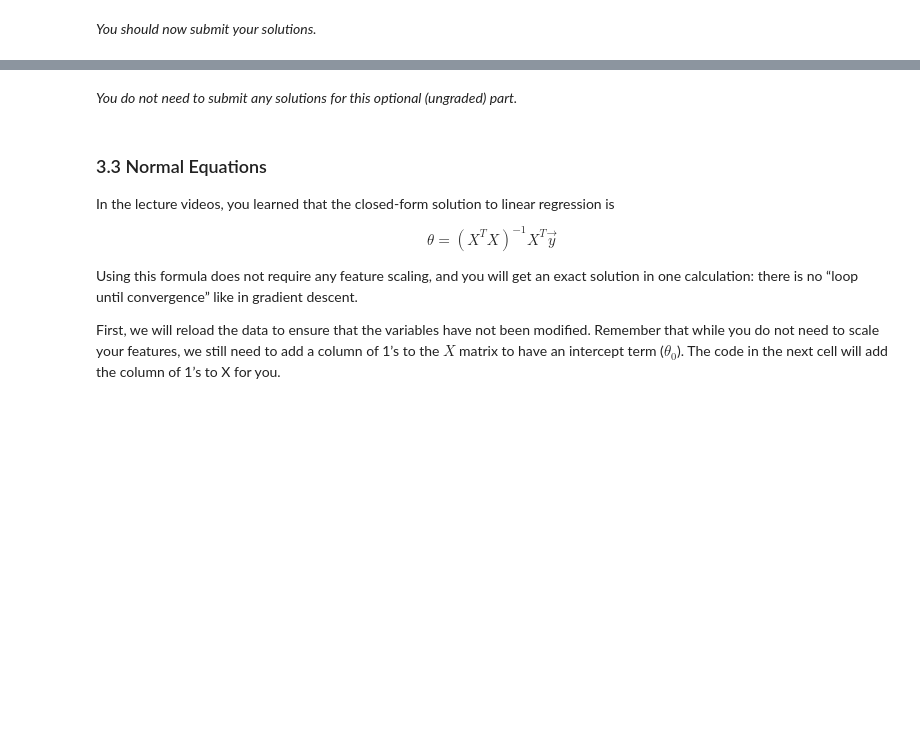
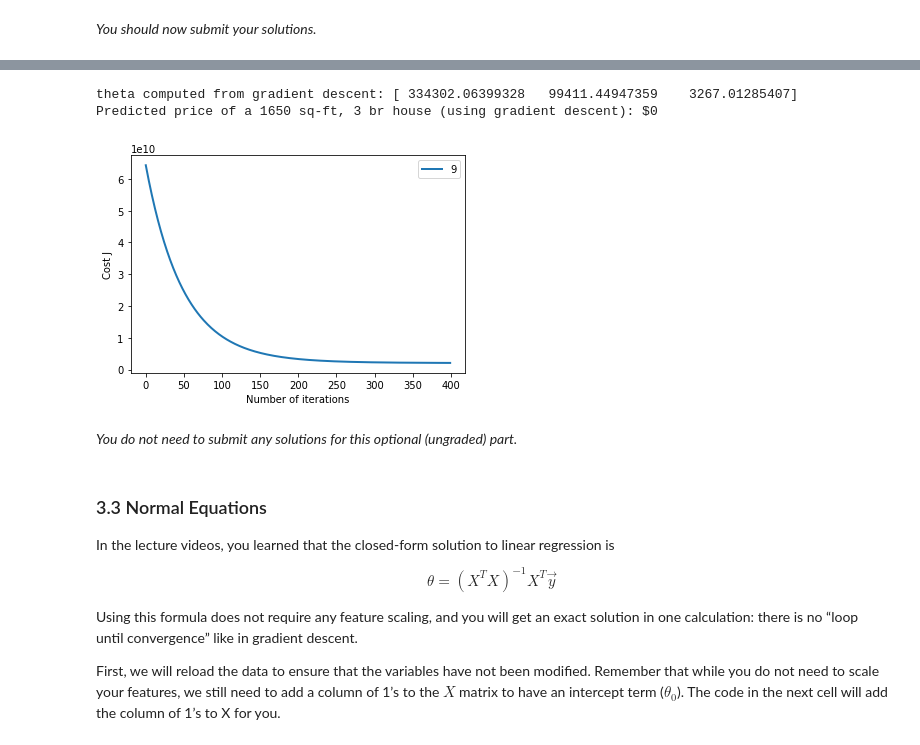
Before and after one commit to joaovitorez/octos-academy, a Jupyter notebook: 03. Machine Learning/Exercises/01. Linear Regression/exercise1.ipynb, the cells around one changed output, grey strips where cells are left out. Saved outputs shown, nothing was run; the diff lists cells and outputs as text; code cells hidden in the pictures; blank space fills up the shorter version.

```diff
--- a/03. Machine Learning/Exercises/01. Linear Regression/exercise1.ipynb
+++ b/03. Machine Learning/Exercises/01. Linear Regression/exercise1.ipynb
@@ -438,7 +437,10 @@ def gradientDescent(X, y, theta, alpha, num_iters):
     for i in range(num_iters):
         # ==================== YOUR CODE HERE =================================
 
-        theta = theta - alpha * (1/m) * np.sum(np.dot(X, theta) - y) * X
+        k = np.dot(X, theta) - y
+
+        theta = theta - alpha * (1/m) * np.dot(np.transpose(X), k)
+
         # =====================================================================
 
         # save the cost J in every iteration
@@ -622,6 +664,20 @@ def  featureNormalize(X):
 
     # =========================== YOUR CODE HERE =====================
 
+    # Percorrer cada coluna (ou seja, cada feature)
+    for i in range(X.shape[1]):
+
+        # Na posição do i, armazenar em 'mu' a média da feature i (1 e 2)
+        mu[i] = np.mean(X[:,i])
+
+        # Subtrair a média de cada elemento da COLUNA I do dataset
+        X_norm[:,i] = X[:,i] - mu[i]
+
+        # Na posição do i, armazenar em sigma a std da feature i (1 e 2)
+        sigma[i] = np.std(X[:,i])
+
+        # Dividir cada elemento da COLUNA I
+        X_norm[:,i] = X_norm[:,i]/sigma[i]
 
     # ================================================================
     return X_norm, mu, sigma
@@ -707,6 +781,7 @@ def computeCostMulti(X, y, theta):
 
     # ======================= YOUR CODE HERE ===========================
 
+    J = 1/(2*m) * np.sum(np.square(np.dot(X, theta) - y))
 
     # ==================================================================
     return J
@@ -766,6 +856,7 @@ def gradientDescentMulti(X, y, theta, alpha, num_iters):
     for i in range(num_iters):
         # ======================= YOUR CODE HERE ==========================
 
+        theta = theta - (1/m) * alpha * np.dot(np.transpose(X), np.dot(X, theta) - y)
 
         # =================================================================
 
@@ -824,36 +930,44 @@ alpha and see which one gives you the best result.
 Finally, you should complete the code at the end to predict the price
 of a 1650 sq-ft, 3 br house.
 
 Hint
 ----
 At prediction, make sure you do the same feature normalization.
 """
 # Choose some alpha value - change this
-alpha = 0.1
+
+alpha = 0.01
 num_iters = 400
 
 # init theta and run gradient descent
 theta = np.zeros(3)
 theta, J_history = gradientDescentMulti(X, y, theta, alpha, num_iters)
 
 # Plot the convergence graph
-pyplot.plot(np.arange(len(J_history)), J_history, lw=2)
+pyplot.plot(np.arange(len(J_history)), J_history, lw=2, label=i)
 pyplot.xlabel('Number of iterations')
 pyplot.ylabel('Cost J')
+pyplot.legend()
 
 # Display the gradient descent's result
 print('theta computed from gradient descent: {:s}'.format(str(theta)))
 
 # Estimate the price of a 1650 sq-ft, 3 br house
 # ======================= YOUR CODE HERE ===========================
 # Recall that the first column of X is all-ones.
 # Thus, it does not need to be normalized.
 
-price = 0   # You should change this
+area = (1650-mu[0])/sigma[0]
+br = (3-mu[1])/sigma[1]
 
+price = np.dot([1,area,br], )
 # ===================================================================
 
 print('Predicted price of a 1650 sq-ft, 3 br house (using gradient descent): ${:.0f}'.format(price))
+# %% [output]
+theta computed from gradient descent: [ 334302.06399328   99411.44947359    3267.01285407]
+Predicted price of a 1650 sq-ft, 3 br house (using gradient descent): $0
+[figure, added]
 # %% [markdown]
 *You do not need to submit any solutions for this optional (ungraded) part.*
 # %% [markdown]
```
Also changed, not shown: parts of 14 cells of this notebook.
